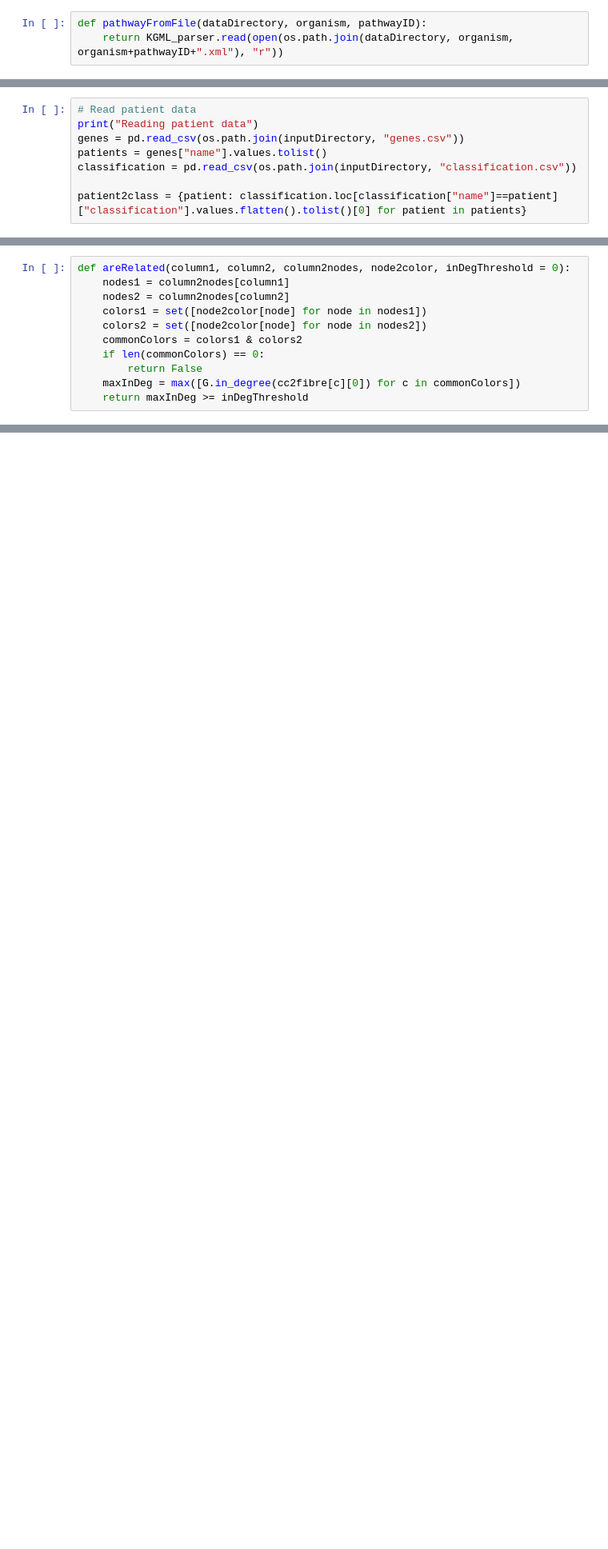
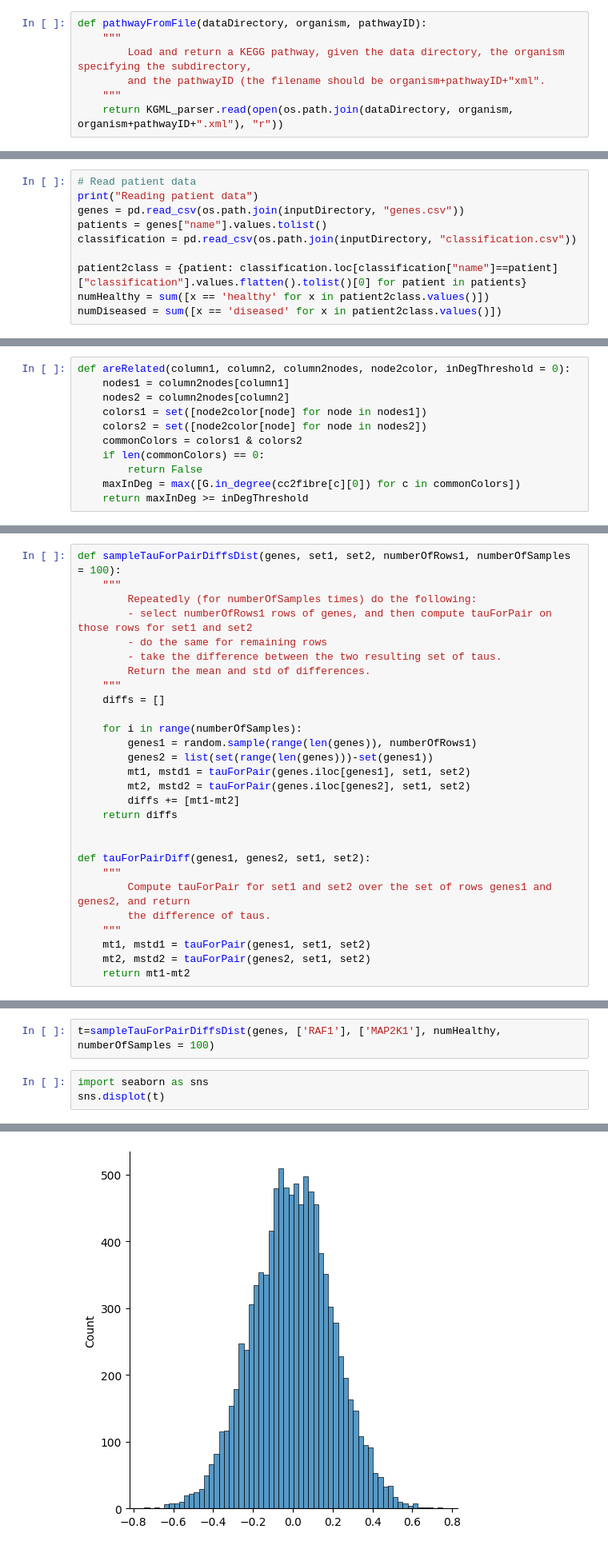
Before and after one commit to boldip/qf, a Jupyter notebook: src/work-caterinaStefano.ipynb, the cells around one changed output, grey strips where cells are left out. Shown: that part at 80% size. Cells and saved outputs as stored; diff of their text form; blank space fills up the shorter version.

```diff
--- a/src/work-caterinaStefano.ipynb
+++ b/src/work-caterinaStefano.ipynb
@@ -80,6 +80,10 @@ def relationsFromKEGGpathway(pathway):
     return [Relation.fromKEGG(r, pathway) for r in pathway.relations]
 # %%
 def pathwayFromFile(dataDirectory, organism, pathwayID):
+    """
+        Load and return a KEGG pathway, given the data directory, the organism specifying the subdirectory,
+        and the pathwayID (the filename should be organism+pathwayID+"xml".
+    """
     return KGML_parser.read(open(os.path.join(dataDirectory, organism, organism+pathwayID+".xml"), "r"))
 # %%
 def relationsFromFile(dataDirectory, organism, pathwayID):
@@ -217,6 +222,8 @@ patients = genes["name"].values.tolist()
 classification = pd.read_csv(os.path.join(inputDirectory, "classification.csv"))
 
 patient2class = {patient: classification.loc[classification["name"]==patient]["classification"].values.flatten().tolist()[0] for patient in patients}
+numHealthy = sum([x == 'healthy' for x in patient2class.values()])
+numDiseased = sum([x == 'diseased' for x in patient2class.values()])
 # %% [output]
 Reading patient data
 # %%
@@ -375,0 +359,28 @@ out.sort(key=lambda x: abs(x[1]), reverse=True)
+# %%
+def sampleTauForPairDiffsDist(genes, set1, set2, numberOfRows1, numberOfSamples = 100):
+    """
+        Repeatedly (for numberOfSamples times) do the following:
+        - select numberOfRows1 rows of genes, and then compute tauForPair on those rows for set1 and set2
+        - do the same for remaining rows
+        - take the difference between the two resulting set of taus.
+        Return the mean and std of differences.
+    """
+    diffs = []
+
+    for i in range(numberOfSamples):
+        genes1 = random.sample(range(len(genes)), numberOfRows1)
+        genes2 = list(set(range(len(genes)))-set(genes1))
+        mt1, mstd1 = tauForPair(genes.iloc[genes1], set1, set2)
+        mt2, mstd2 = tauForPair(genes.iloc[genes2], set1, set2)
+        diffs += [mt1-mt2]
+    return diffs
+
+
+def tauForPairDiff(genes1, genes2, set1, set2):
+    """
+        Compute tauForPair for set1 and set2 over the set of rows genes1 and genes2, and return
+        the difference of taus.
+    """
+    mt1, mstd1 = tauForPair(genes1, set1, set2)
+    mt2, mstd2 = tauForPair(genes2, set1, set2)
+    return mt1-mt2
@@ -520,3 +568,9 @@ for pair in superpathwayDict[superpathway]:
     canvas.new_draw(os.path.join("/Users/boldi/Desktop/", organism, safeSuperpathway+ "-col", pdfName), colrel)
 #with open(os.path.join("/Users/boldi/Desktop/", organism, safeSuperpathway + "-col", "all.tsv"), "wt") as file:
 #    file.write(s)
+# %%
+t=sampleTauForPairDiffsDist(genes, ['RAF1'], ['MAP2K1'], numHealthy, numberOfSamples = 100)
+# %%
+import seaborn as sns
+sns.displot(t)
+# %% [output]
@@ -522,0 +578 @@ for pair in superpathwayDict[superpathway]:
+[figure, added]
```
Also changed, not shown: parts of 20 cells of this notebook.
